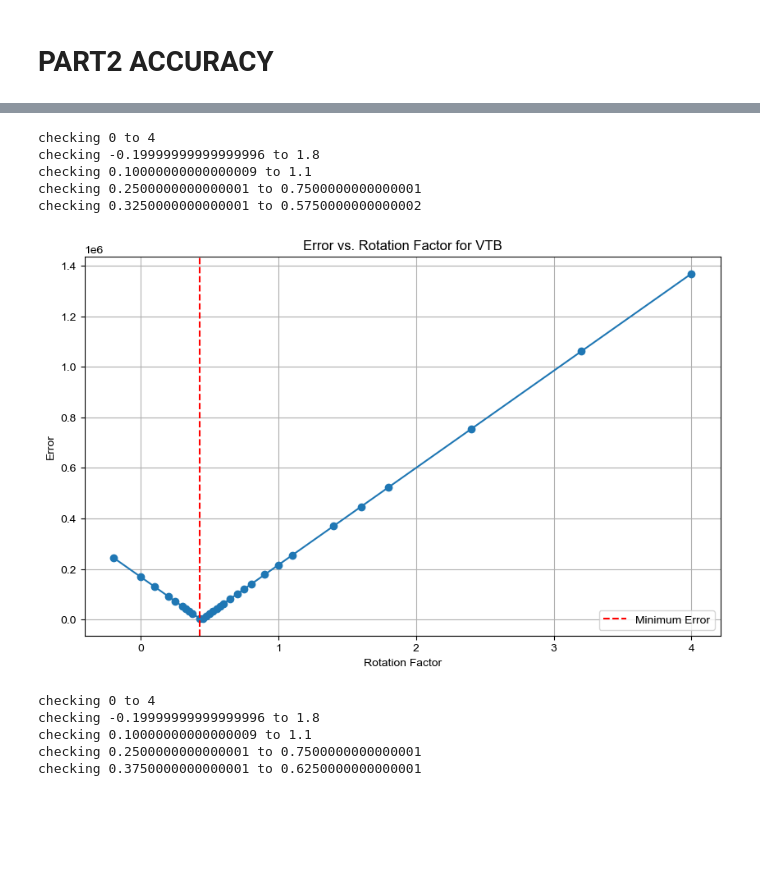
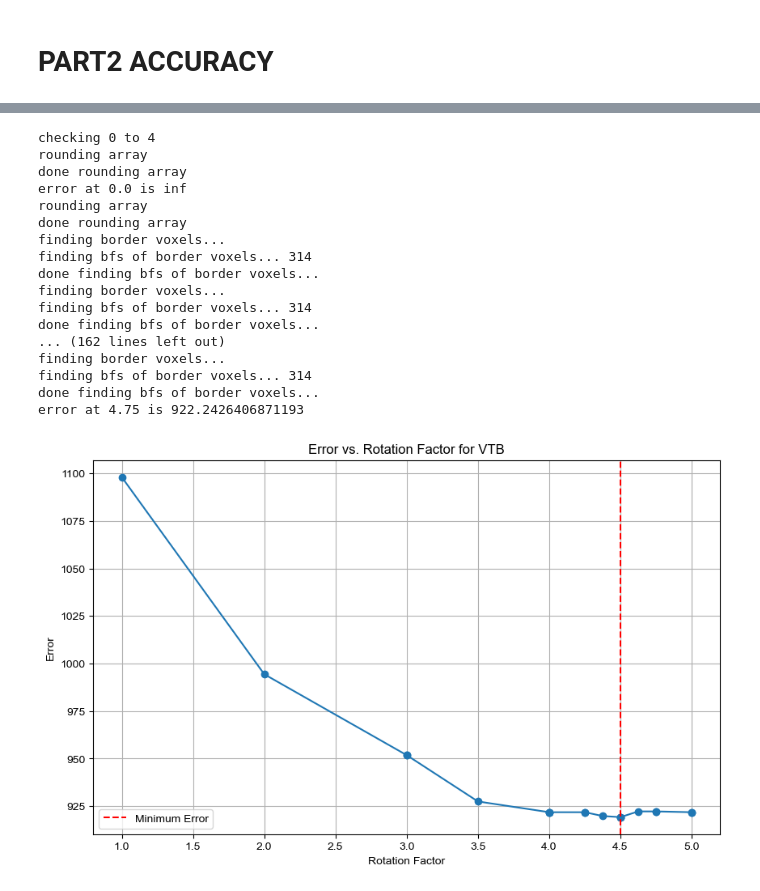
Before and after one commit to Clamepending/deepCAL, a Jupyter notebook: Generate_accuracy_data.ipynb, the cells around one changed output, grey strips where cells are left out. Drawn from its saved outputs; the diff is of its cells as text; code cells hidden in the pictures; blank space fills up the shorter version.

```diff
--- a/Generate_accuracy_data.ipynb
+++ b/Generate_accuracy_data.ipynb
@@ -19,7 +19,7 @@ ML_Model = "./model_128x128_REVERSED_200.pth"
 dimension = [128, 128]
 
 enable_rotation_optimization = False
-error_function = deepcallib.total_dose_dif # array, array => number
+error_function = deepcallib.surface_compare_combined_error # array, array => number
 num_angles = 360
 n_iter  = 20
 d_h = 0.85
@@ -30,6 +30,8 @@ resolution = dimension[1]
 batch_size = 90
 
 start_time = time.time()
+
+use_saved_np_array = True
 
 """
 Input: folder with test STL files
@@ -179,28 +140,72 @@ ground_truth = np.flip(ground_truth, axis=2)
+# %%
+
+if use_saved_np_array:
+    ground_truth = np.load("ground_truth.npy")
+    reconstruction_ML = np.load("reconstruction_ML.npy")
+    reconstruction_VTB = np.load("reconstruction_VTB.npy")
+    reconstruction_NO_opt = np.load("reconstruction_NO_opt.npy")
 # %%
+# print(ground_truth[50])
+
+ground_truth_modified = np.array([ground_truth[50]])
+reconstruction_VTB_modified = np.array([reconstruction_VTB[50]])
+# opt_rotations_VTB = deepcallib.calculate_optimal_rotations(ground_truth_modified, reconstruction_VTB_modified, error_function, name="VTB", initial_range=[0, 4], print_errors=True)
 
 
-opt_rotations_VTB = deepcallib.calculate_optimal_rotations(ground_truth, reconstruction_VTB, error_function, name="VTB", initial_range=[0, 4])
-opt_rotations_ML = deepcallib.calculate_optimal_rotations(ground_truth, reconstruction_ML, error_function, name="ML", initial_range=[0, 4])
-opt_rotations_NO_opt = deepcallib.calculate_optimal_rotations(ground_truth, reconstruction_NO_opt, error_function, name="NO_opt", initial_range=[0, 4])
+# opt_rotations_VTB = deepcallib.calculate_optimal_rotations(ground_truth, reconstruction_VTB, error_function, name="VTB", max_iterations=4, resolution=5, initial_range=[0.5, 2], print_errors=True)
+opt_rotations_VTB = deepcallib.calculate_optimal_rotations(ground_truth_modified, reconstruction_VTB_modified, error_function, name="VTB", max_iterations=4, resolution=5, initial_range=[0, 4], print_errors=True)
 
-print(f"best number of rotations for VTB: {opt_rotations_VTB}")
-print(f"best number of rotations for ML: {opt_rotations_ML}")
-print(f"best number of rotations for no optimization: {opt_rotations_NO_opt}")
+
+
+# opt_rotations_ML = deepcallib.calculate_optimal_rotations(ground_truth, reconstruction_ML, error_function, name="ML", initial_range=[0, 4])
+# opt_rotations_NO_opt = deepcallib.calculate_optimal_rotations(ground_truth, reconstruction_NO_opt, error_function, name="NO_opt", initial_range=[0, 4])
+
+# print(f"best number of rotations for VTB: {opt_rotations_VTB}")
+# print(f"best number of rotations for ML: {opt_rotations_ML}")
+# print(f"best number of rotations for no optimization: {opt_rotations_NO_opt}")
+
+
+# max = 3
+# multithread: 1:05
+# not multithread: 43s
+# multiprocess:
+
+
+
+# max = 4
+# multithread 1:19
+# not multithread 1:22
+
+# max = 5
+# multithread 1:52
+# not multithread 1:51
+
+# max = 6
+# multithread 3:28
+# not multithread
+
 
 
 ################################################################################################
 # best number of rotations for VTB: 1.4500000000000002
 # best number of rotations for ML: 1.6750000000000003
 # best number of rotations for no optimization: 1.0250000000000001
 # %% [output]
 checking 0 to 4
-checking -0.19999999999999996 to 1.8
-checking 0.10000000000000009 to 1.1
-checking 0.2500000000000001 to 0.7500000000000001
-checking 0.3250000000000001 to 0.5750000000000002
+rounding array
+done rounding array
+error at 0.0 is inf
+rounding array
+done rounding array
+finding border voxels...
+finding bfs of border voxels... 314
+done finding bfs of border voxels...
+finding border voxels...
+finding bfs of border voxels... 314
+done finding bfs of border voxels...
+... (162 lines left out)
+finding border voxels...
+finding bfs of border voxels... 314
+done finding bfs of border voxels...
+error at 4.75 is 922.2426406871193
-[figure, old version]
+[figure, new version]
-checking 0 to 4
-checking -0.19999999999999996 to 1.8
-checking 0.10000000000000009 to 1.1
-checking 0.2500000000000001 to 0.7500000000000001
-checking 0.3750000000000001 to 0.6250000000000001
```
Also changed, not shown: parts of 7 cells of this notebook, 8 other files.
